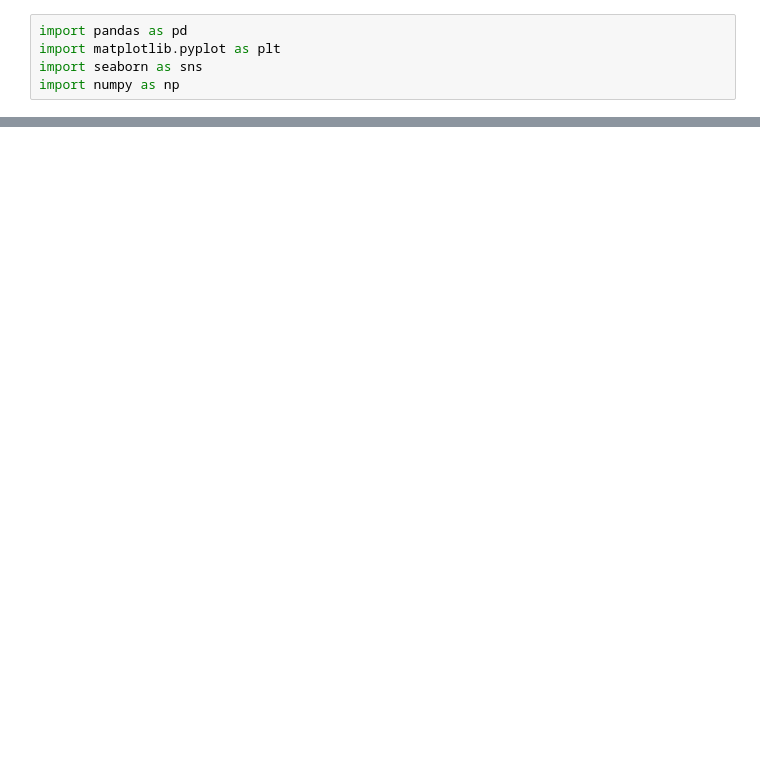
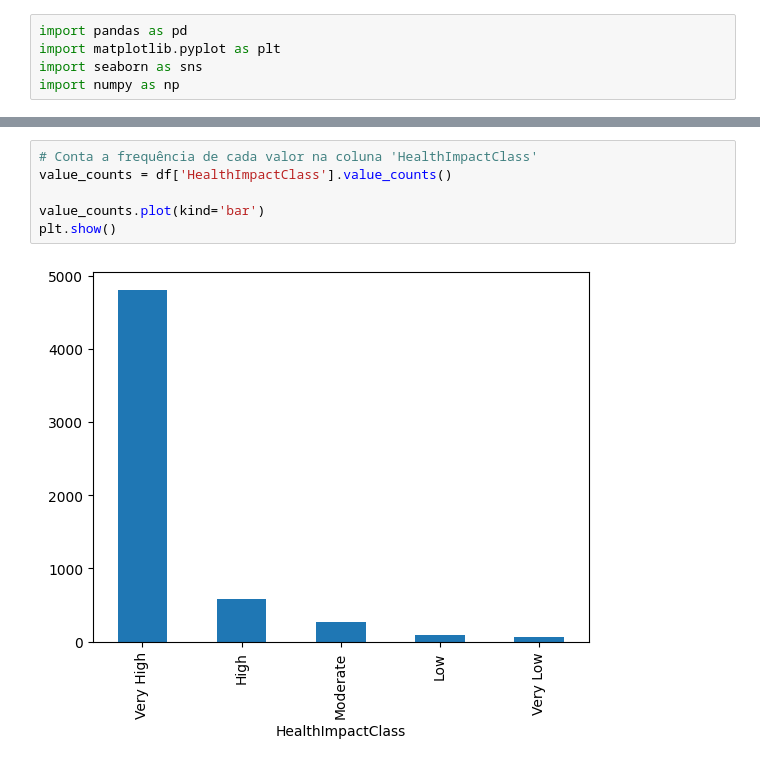
Before and after one commit to Mariana-Marinho/Health-Data-Project, a Jupyter notebook: Projeto_HealthData.ipynb, the cells around one changed output, grey strips where cells are left out. Cells and saved outputs as stored; diff of their text form; blank space fills up the shorter version.

```diff
--- a/Projeto_HealthData.ipynb
+++ b/Projeto_HealthData.ipynb
@@ -95,0 +73,8 @@ ValueError: shape mismatch: objects cannot be broadcast to a single shape.  Mism
+# %%
+# Conta a frequência de cada valor na coluna 'HealthImpactClass'
+value_counts = df['HealthImpactClass'].value_counts()
+
+value_counts.plot(kind='bar')
+plt.show()
+# %% [output]
+[figure, added]
```
Also changed, not shown: parts of 32 cells of this notebook.
